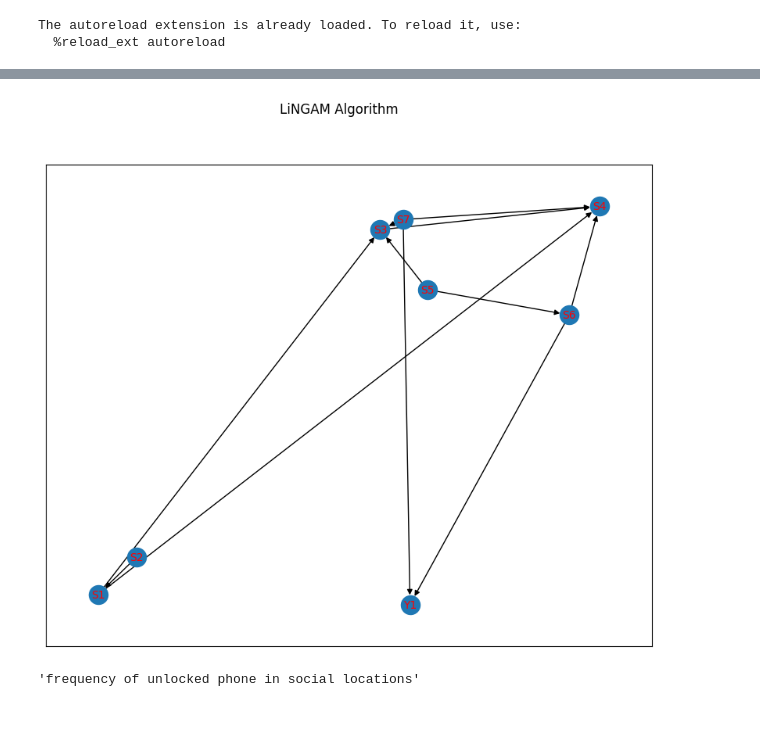
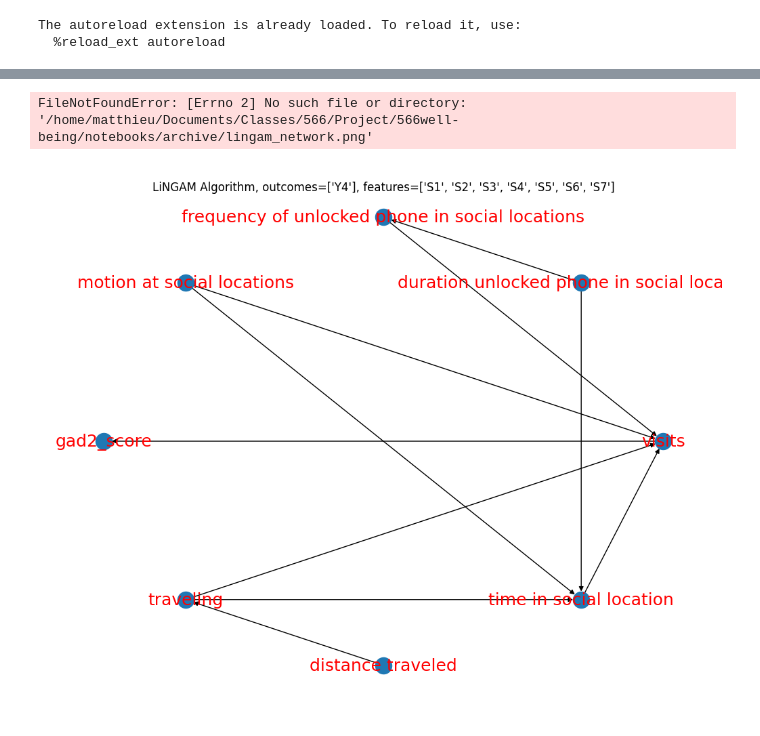
Before and after one commit to mathmathpp2/566well-being, a Jupyter notebook: notebooks/sandbox_discovery.ipynb, the cells around one changed output, grey strips where cells are left out. Drawn from its saved outputs; the diff is of its cells as text; code cells hidden in the pictures.

```diff
--- a/notebooks/sandbox_discovery.ipynb
+++ b/notebooks/sandbox_discovery.ipynb
@@ -71,10 +72,14 @@ social = [f"S{i}" for i in range(1, 8, 1)]
 sleep = [f"Z{i}" for i in range(1, 4, 1)]
 # %%
 df["date"] = pd.to_datetime(df["day_survey"])
-df.rename(columns=ema_dictionary, inplace=True)
+df.rename(columns=reverse_ema_dictionary, inplace=True)
 df.set_index(["uid", "date"], inplace=True)
+df.dropna(subset=ema + physical + social + sleep, inplace=True)
 # %%
-outcome = ["Y1"]
-subset = outcome + social
-sdf = df.dropna(subset=ema + physical + social + sleep)[subset]
-df = sdf
+outcomes = ["Y4"]
+features = social
+subset = outcomes + features
+draw_dictionary = {
+    k: v for k, v in full_dictionary.items() if k in (outcomes + features)
+}
+df = df[subset]
@@ -110,17 +124,39 @@ GES is ran on the skeleton of the given graph.
 # %%
+def get_font_color(node):
+    # For example, nodes with odd numbers get red, even get blue
+    if node == "Y1":
+        return "blue"
+    else:
+        return "red"
+
+
 # LiNGAM Algorithm
 model_lingam = cdt.causality.graph.LiNGAM()
 graph_lingam = model_lingam.predict(df)
 
 # visualize network
 fig = plt.figure(figsize=figsize)
-fig.suptitle("LiNGAM Algorithm")
-nx.draw_networkx(
-    graph_lingam, font_size=font_graph, font_color=font_color_graph
-)
+fig.suptitle(f"LiNGAM Algorithm, outcomes={outcomes}, features={features}")
+
+# pos = nx.spring_layout(graph_lingam)
+pos = nx.shell_layout(graph_lingam)
+# pos = nx.spectral_layout(graph_lingam)
+# pos = nx.kamada_kawai_layout(graph_lingam)
+
+nx.draw(graph_lingam, pos, with_labels=False)
+
+# Draw the node labels with custom font colors
+for node, label in draw_dictionary.items():
+    nx.draw_networkx_labels(
+        graph_lingam,
+        pos,
+        font_color="r",
+        labels={node: draw_dictionary[node]},
+        font_size=18,
+    )
+fig.savefig(f"../archive/lingam_network.png")
+# nx.draw_networkx(graph_lingam, font_size=18, font_color="r")
+# pass
 # %% [output]
+FileNotFoundError: [Errno 2] No such file or directory: '/home/matthieu/Documents/Classes/566/Project/566well-being/notebooks/archive/lingam_network.png'
-[figure, old version]
+[figure, new version]
-# %%
-social_dictionary["S6"]
-# %% [output]
-'frequency of unlocked phone in social locations'
```
Also changed, not shown: parts of 7 cells of this notebook.
